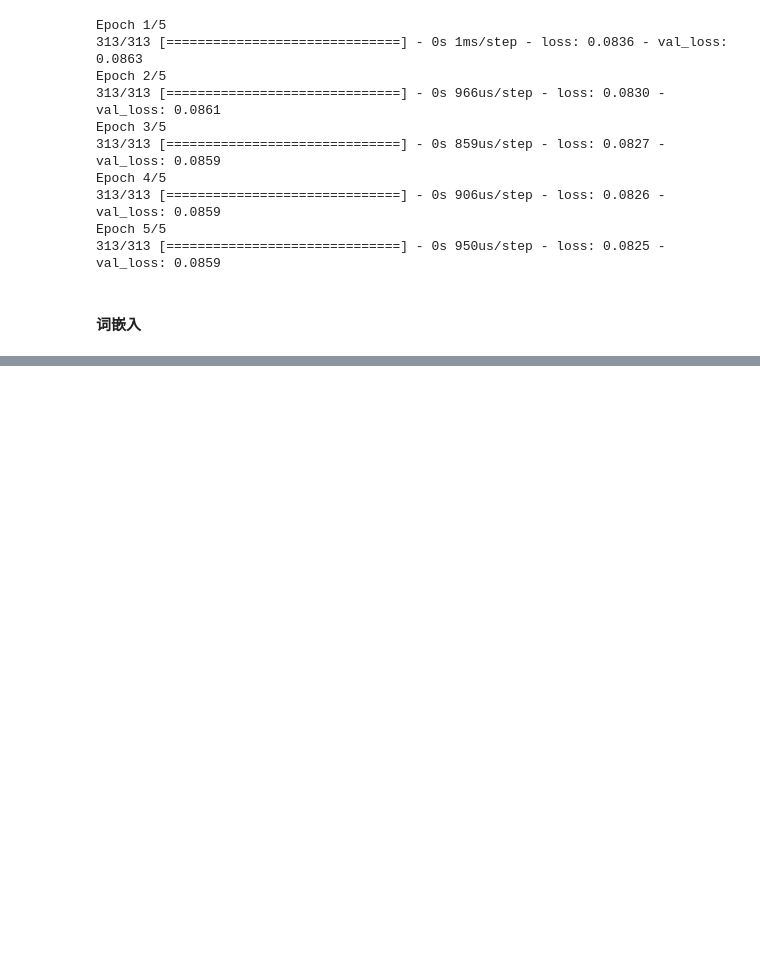
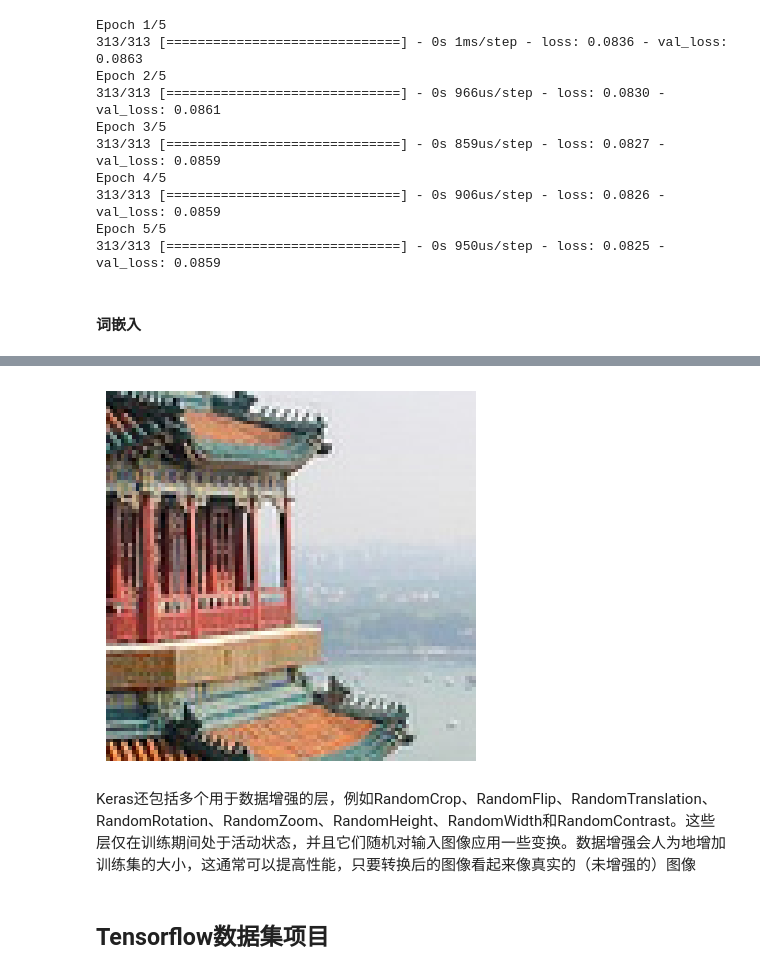
Before and after one commit to yt-one/ml-teach, a Jupyter notebook: 16_使用Tensorflow加载和预处理数据.ipynb, the cells around one changed output, grey strips where cells are left out. Drawn from its saved outputs; the diff is of its cells as text; code cells hidden in the pictures; blank space fills up the shorter version.

```diff
--- a/16_使用Tensorflow加载和预处理数据.ipynb
+++ b/16_使用Tensorflow加载和预处理数据.ipynb
@@ -1369,0 +1475,16 @@ Epoch 5/5
+# %%
+from sklearn.datasets import load_sample_images
+
+images = load_sample_images()["images"]
+crop_image_layer = tf.keras.layers.CenterCrop(height=100, width=100)
+cropped_images = crop_image_layer(images)
+# %%
+plt.imshow(cropped_images[0] / 255)
+plt.axis("off")
+plt.show()
+# %% [output]
+[figure, added]
+# %% [markdown]
+Keras还包括多个用于数据增强的层，例如RandomCrop、RandomFlip、RandomTranslation、RandomRotation、RandomZoom、RandomHeight、RandomWidth和RandomContrast。这些层仅在训练期间处于活动状态，并且它们随机对输入图像应用一些变换。数据增强会人为地增加训练集的大小，这通常可以提高性能，只要转换后的图像看起来像真实的（未增强的）图像
+# %% [markdown]
+## Tensorflow数据集项目
```
Also changed, not shown: parts of 22 cells of this notebook, 8 other files.
